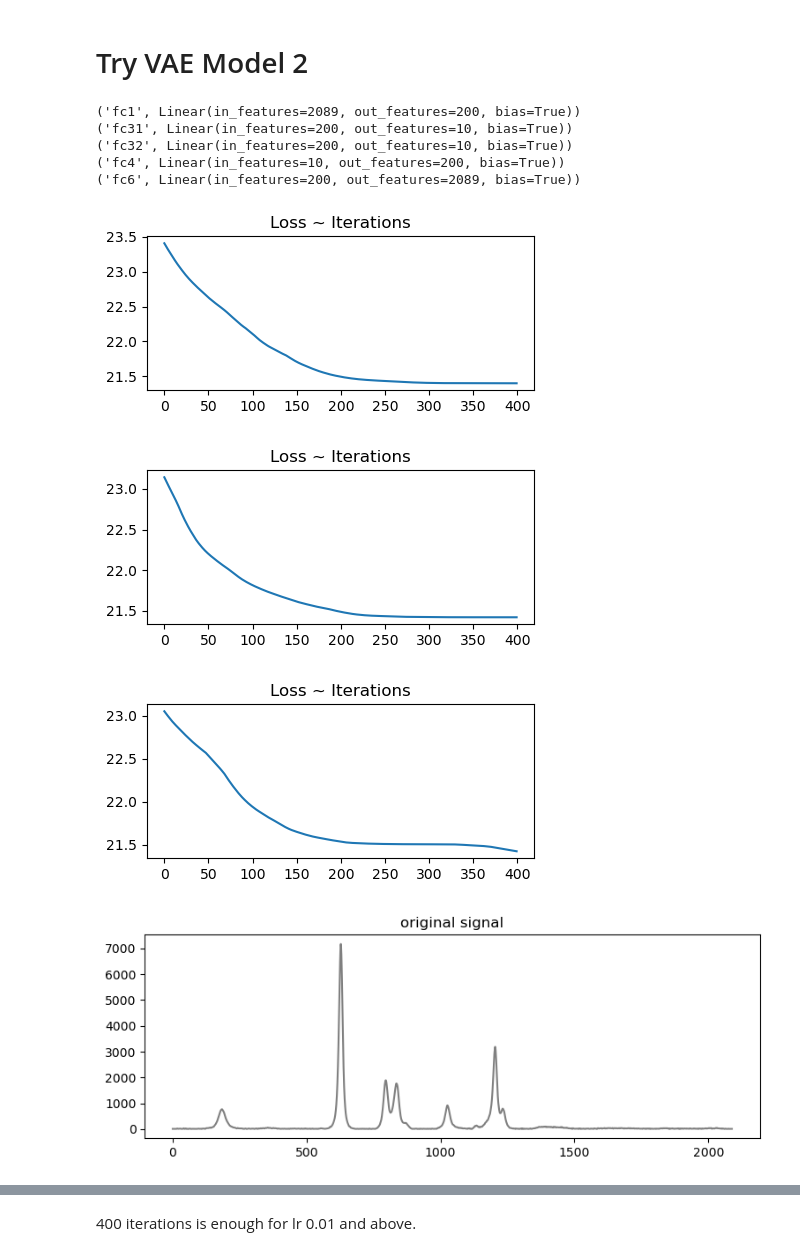
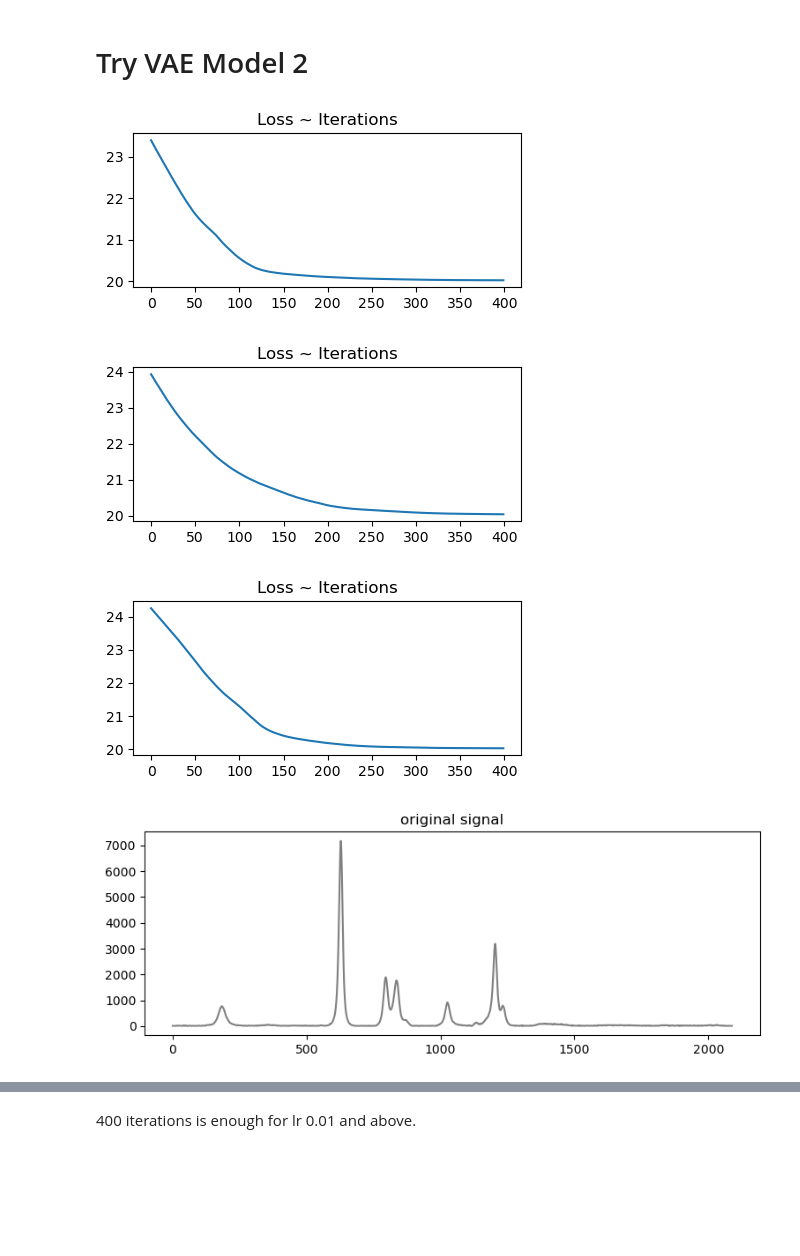
Before and after one commit to zhangys11/cs1, a Jupyter notebook: notebooks/Compressed Sensing - VAE - Vintage.ipynb, the cells around one changed output, grey strips where cells are left out. Cells and saved outputs as stored; diff of their text form; code cells hidden in the pictures; blank space fills up the shorter version.

```diff
--- a/notebooks/Compressed Sensing - VAE - Vintage.ipynb
+++ b/notebooks/Compressed Sensing - VAE - Vintage.ipynb
@@ -116,0 +79,3 @@ Model 1 (two hidden layers) saved to: vae_[200, 50, 10].pth
+# %%
+from cs1.basis.adaptive import vae
+X, y, scaler, clf, model1, model2 = vae.build_vae()
@@ -123,13 +125,0 @@ Use `VAE_Sensing_n_Recovery()` to process one sample. We use a pretrained VAE mo
-# %%
-%run ../src/cs1/basis/adaptive/vae.py
-from sklearn.preprocessing import StandardScaler
-from qsi import io
-
-X, y, X_names, desc, labels = io.load_dataset('vintage_526', display = False)
-# X, y, X_names, labels = io.open_dataset('7345X.5.csv', delimiter=',', has_y=True, labels = ["5Y","8Y","16Y","26Y"])
-
-scaler = StandardScaler()  # MinMaxScaler() # StandardScaler()
-X = scaler.fit_transform(X)
-
-clf = LogisticRegressionCV(cv=5).fit(X, y)
-print('\nLogisticRegressionCV score on entire dataset:', clf.score(X, y))
@@ -304,38 +245,16 @@ Acc improved from 0.9834710743801653 to 0.9917355371900827. Update best hparams
 For Model 1, the best is (0.03, 'bernoulli', False, 0.1, 0.1, 500, 3). Reached 100% ACC.
 # %% [markdown]
 # Try VAE Model 2
-# %%
-# Model 2 : one hidden layer
-
-n = X.shape[1]
-h_dim1=200
-h_dim2=0
-z_dim=10
-
-model = torchVAE(x_dim=n, h_dim1=h_dim1, h_dim2=h_dim2, z_dim=z_dim)
-model.load_state_dict(torch.load('vae_[200, 0, 10].pth'))
-model.to('cuda')
-
-# print( list(model.named_modules())[3][1].out_features)
-for layer in model.named_modules():
-    if 'fc' in layer[0]:
-        print(layer)
-# %% [output]
-('fc1', Linear(in_features=2089, out_features=200, bias=True))
-('fc31', Linear(in_features=200, out_features=10, bias=True))
-('fc32', Linear(in_features=200, out_features=10, bias=True))
-('fc4', Linear(in_features=10, out_features=200, bias=True))
-('fc6', Linear(in_features=200, out_features=2089, bias=True))
 # %%
-VAE_Sensing_n_Recovery(model, X[0], scaler = scaler, k = 0.01,
+vae.VAE_Sensing_n_Recovery(model2, X[0], scaler = scaler, k = 0.01,
                             PHI_flavor = 'gaussian',
                             add_noise = True,
                             lr = 0.01, regularization = 0.1,
                             iterations = 400, N = 3, debug_mode = True)
 # %% [output]
-[figure, old version]
+[figure, new version]
-[figure, old version]
+[figure, new version]
-[figure, old version]
+[figure, new version]
 [figure]
 [figure]
 # %% [markdown]
```
Also changed, not shown: parts of 31 cells of this notebook, 13 other files.
